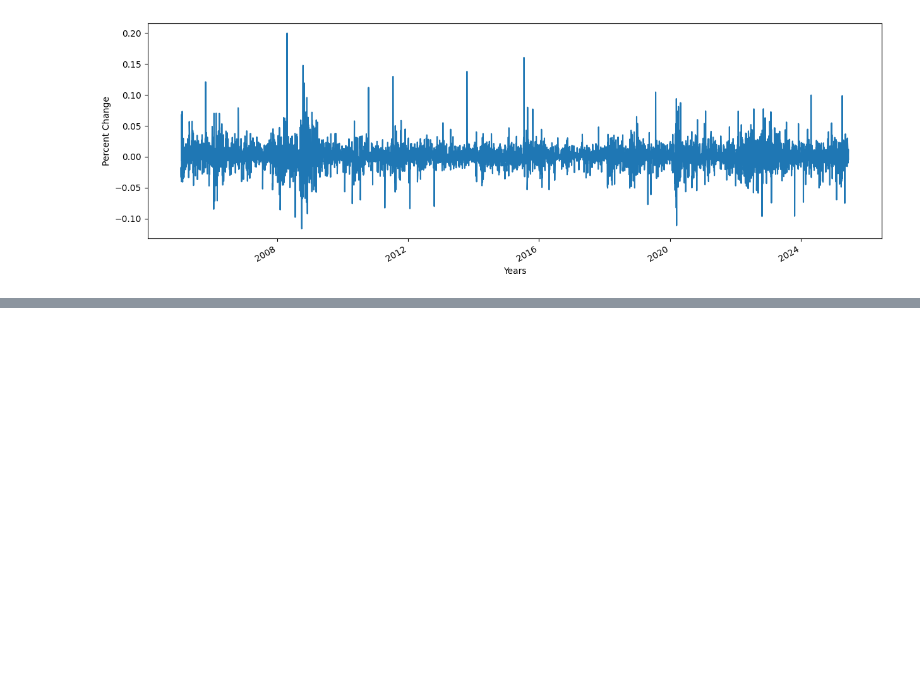
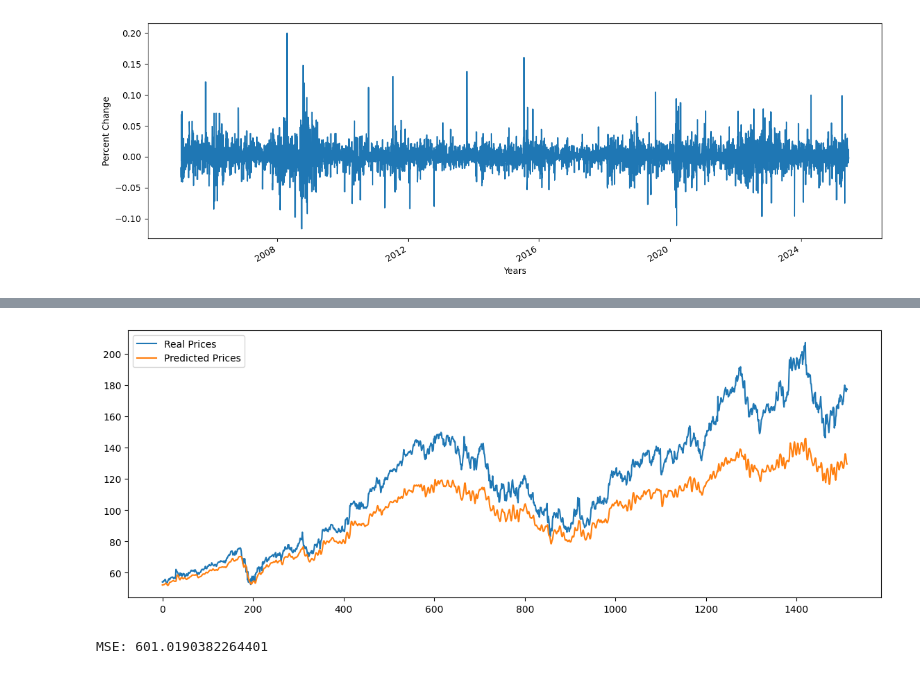
Before and after one commit to AKM257/Stock-Price-Prediction, a Jupyter notebook: Stock_prediction.ipynb, the cells around one changed output, grey strips where cells are left out. Cells and saved outputs as stored; diff of their text form; code cells hidden in the pictures; blank space fills up the shorter version.

Commit message:
Tried with MinMax Scaler

```diff
--- a/Stock_prediction.ipynb
+++ b/Stock_prediction.ipynb
@@ -162,8 +162,8 @@ plot_graph((15,5),stock_data["Percentage Change"],"Percent Change")
 # %% [output]
 [figure]
 # %%
-from sklearn.preprocessing import StandardScaler
-Scaler = StandardScaler()
+from sklearn.preprocessing import MinMaxScaler
+Scaler = MinMaxScaler(feature_range=(0, 1))
 scaled_data = Scaler.fit_transform(stock_data['Close'])
 print(scaled_data)
 # %% [output]
@@ -209,3 +209,17 @@ X_train = x_data[:splitting_len]
 y_train = y_data[:splitting_len]
 X_test  = x_data[splitting_len:]
 y_test = y_data[splitting_len:]
+# %%
+from tensorflow.keras.models import Sequential
+from tensorflow.keras.layers import LSTM, Dense, Dropout
+model = Sequential()
+model.add(LSTM(100, return_sequences=True, input_shape=(X_train.shape[1], 1)))
+model.add(Dropout(0.2))
+model.add(LSTM(100, return_sequences=True))
+model.add(Dropout(0.2))
+model.add(LSTM(100))
+model.add(Dropout(0.2))
+model.add(Dense(1))
+# %%
+model.compile(optimizer='adam', loss='mean_squared_error')
+model.fit(X_train, y_train, epochs=50, batch_size=32, verbose=1)
@@ -211,0 +229,17 @@ y_test = y_data[splitting_len:]
+# %%
+from sklearn.metrics import mean_squared_error
+predicted = model.predict(X_test)
+predicted_prices = Scaler.inverse_transform(predicted)
+real_prices = Scaler.inverse_transform(y_test)
+
+# Plot the results
+plt.figure(figsize=(14,5))
+plt.plot(real_prices, label='Real Prices')
+plt.plot(predicted_prices, label='Predicted Prices')
+plt.legend()
+plt.show()
+
+# Evaluate
+mse = mean_squared_error(real_prices, predicted_prices)
+print("MSE:", mse)
+# %% [output]
@@ -211,0 +247,2 @@ y_test = y_data[splitting_len:]
+[figure, added]
+MSE: 601.0190382264401
```
Also changed, not shown: parts of 9 cells of this notebook.
